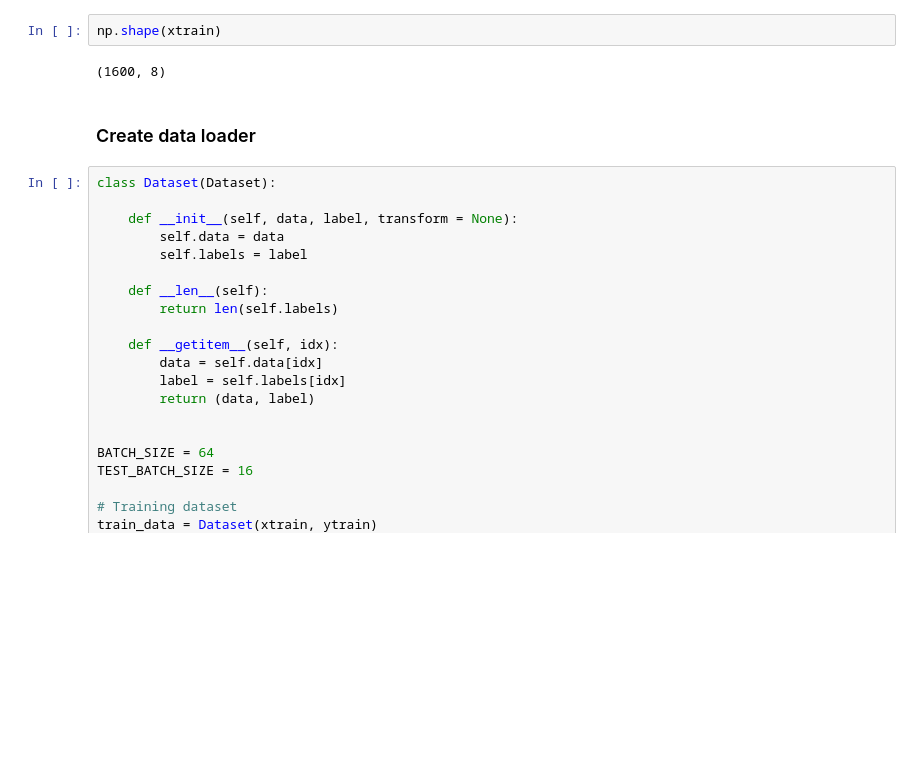
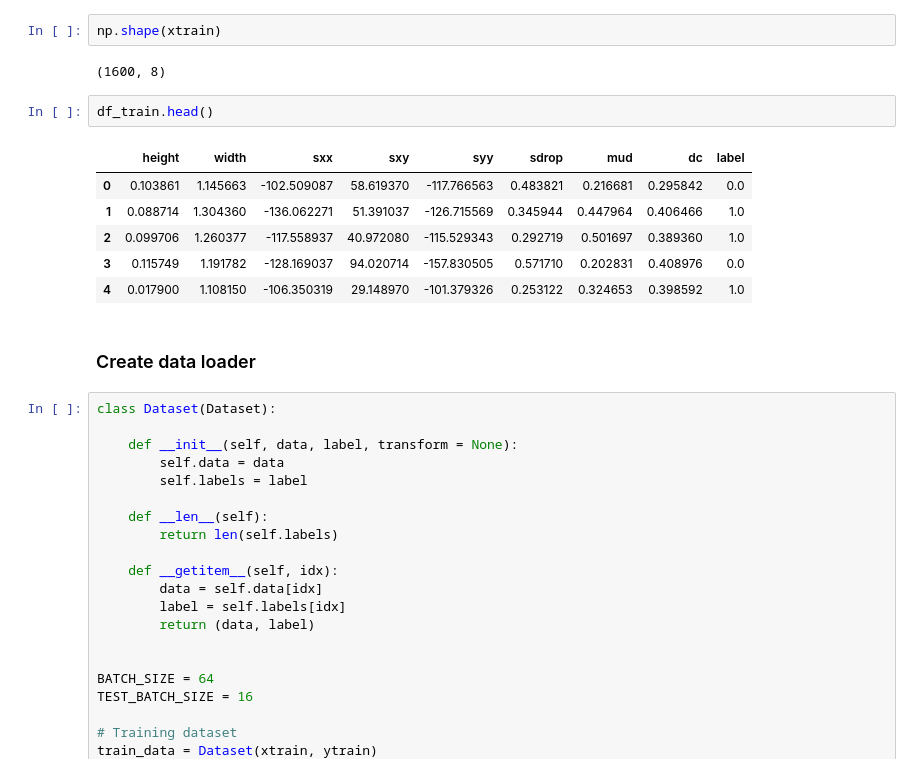
Before and after one commit to msahamed/earthquake_physics_bayesian_nn, a Jupyter notebook: BNN_pytorch.ipynb, the cells around one changed output. Cells and saved outputs as stored; diff of their text form; blank space fills up the shorter version.

```diff
--- a/BNN_pytorch.ipynb
+++ b/BNN_pytorch.ipynb
@@ -126,6 +126,15 @@ ytest = ytest.reshape(ytest.shape[0], 1)
 np.shape(xtrain)
 # %% [output]
 (1600, 8)
+# %%
+df_train.head()
+# %% [output]
+|  | height | width | sxx | sxy | syy | sdrop | mud | dc | label |
+| 0 | 0.103861 | 1.145663 | -102.509087 | 58.619370 | -117.766563 | 0.483821 | 0.216681 | 0.295842 | 0.0 |
+| 1 | 0.088714 | 1.304360 | -136.062271 | 51.391037 | -126.715569 | 0.345944 | 0.447964 | 0.406466 | 1.0 |
+| 2 | 0.099706 | 1.260377 | -117.558937 | 40.972080 | -115.529343 | 0.292719 | 0.501697 | 0.389360 | 1.0 |
+| 3 | 0.115749 | 1.191782 | -128.169037 | 94.020714 | -157.830505 | 0.571710 | 0.202831 | 0.408976 | 0.0 |
+| 4 | 0.017900 | 1.108150 | -106.350319 | 29.148970 | -101.379326 | 0.253122 | 0.324653 | 0.398592 | 1.0 |
 # %% [markdown]
 ### Create data loader
 # %%
```
Also changed, not shown: 1 other file.
